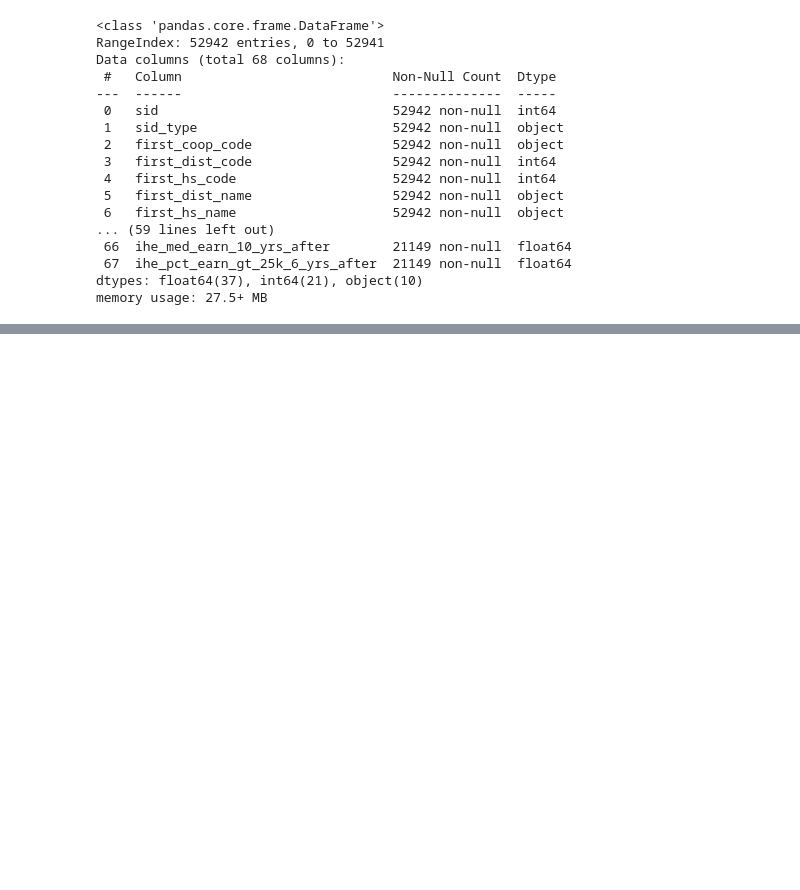
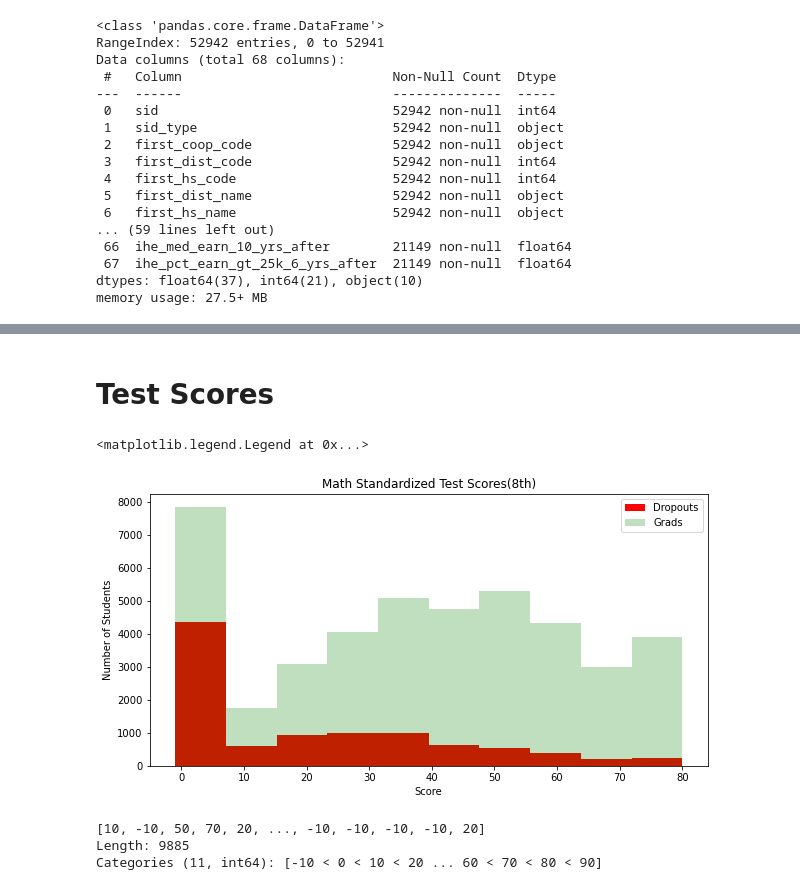
Before and after one commit to smileyfresh/dropout_predicting, a Jupyter notebook: Data Exploring.ipynb, the cells around one changed output, grey strips where cells are left out. Drawn from its saved outputs; the diff is of its cells as text; code cells hidden in the pictures; blank space fills up the shorter version.

```diff
--- a/Data Exploring.ipynb
+++ b/Data Exploring.ipynb
@@ -994,0 +1063,20 @@ memory usage: 27.5+ MB
+# %% [markdown]
+# Test Scores
+# %%
+#8th grade scores/ ss_math vs ss_read
+
+#plt.hist(true_dropouts['math_ss'], [-10, 0, 10, 20, 30, 40, 50, 60, 70, 80, 90, 100])
+
+#plt.hist([true_dropouts['math_ss'],grads['math_ss']],
+#          [-10, 0, 10, 20, 30, 40, 50, 60, 70, 80, 90, 100], stacked=True, color = ['r','g'])
+
+fig, ax = plt.subplots(figsize=(10,5))
+ax.hist(true_dropouts['math_ss'], alpha=1, color='r', label=label_d)
+ax.hist(grads['math_ss'], alpha = 0.25, color='g', label=label_g)
+ax.set_ylabel('Number of Students')
+ax.set_xlabel('Score')
+ax.set_title('Math Standardized Test Scores(8th)')
+ax.legend()
+# %% [output]
+<matplotlib.legend.Legend at 0x...>
+[figure, added]
@@ -994,0 +1097,6 @@ memory usage: 27.5+ MB
+# %%
+cut_scores[0].values
+# %% [output]
+[10, -10, 50, 70, 20, ..., -10, -10, -10, -10, 20]
+Length: 9885
+Categories (11, int64): [-10 < 0 < 10 < 20 ... 60 < 70 < 80 < 90]
```
Also changed, not shown: parts of 23 cells of this notebook, 2 other files.
